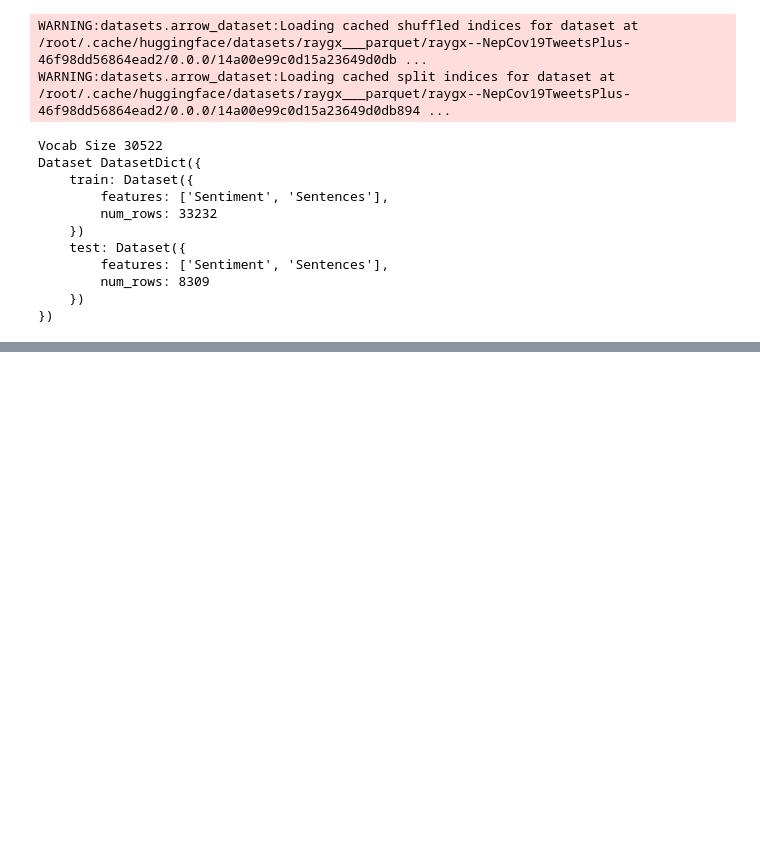
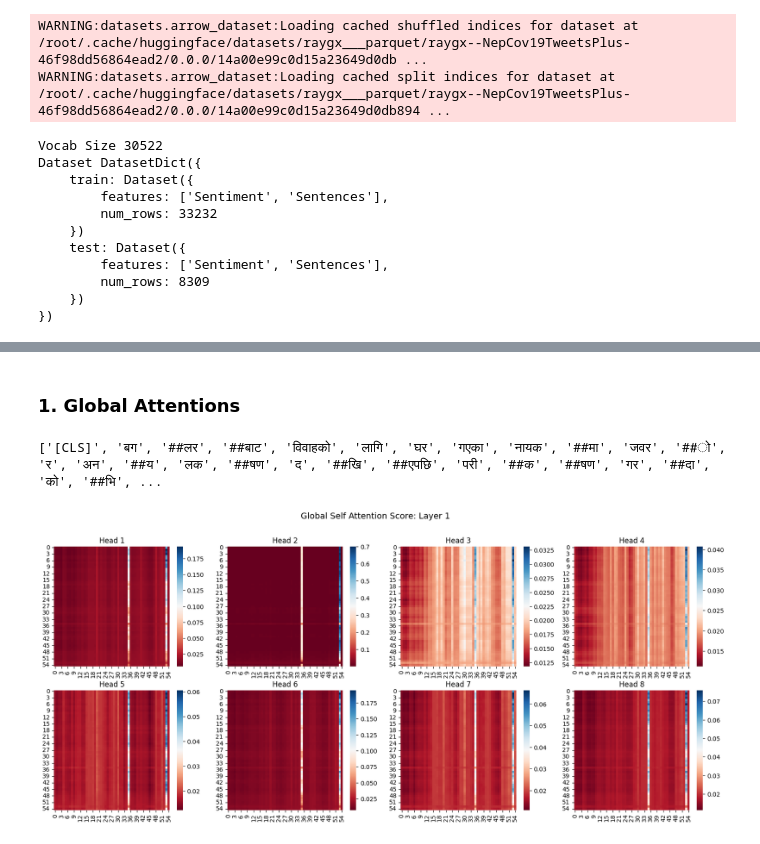
Before and after one commit to RayGone/SentimentAnalysis, a Jupyter notebook: Experiments/Transformer/Transformer_4_SA.ipynb, the cells around one changed output, grey strips where cells are left out. Drawn from its saved outputs; the diff is of its cells as text; code cells hidden in the pictures; blank space fills up the shorter version.

```diff
--- a/Experiments/Transformer/Transformer_4_SA.ipynb
+++ b/Experiments/Transformer/Transformer_4_SA.ipynb
@@ -468,0 +497,26 @@ tokenizer(text)
+# %% [markdown]
+### 1. Global Attentions
+# %%
+from matplotlib import pyplot as plt
+import math
+import seaborn as sns
+
+nLayer = model.num_layers
+nHead = model.encoder.gsa_enc_layers[0].self_attention.attention_score.shape[1] ## attention_score[nBatch][nHead]
+
+
+cols = 4
+rows= math.ceil(nHead/cols) if nHead > cols else 1
+for i in range(nLayer):
+  fig = plt.figure(figsize=[5*cols, 4*rows])
+  fig.suptitle('Global Self Attention Score: Layer {}'.format(i+1), fontsize=14)
+  index = 1
+  for j in range(nHead):
+    ax = fig.add_subplot(rows,cols,index)
+    ax.set_title("Head {}".format(j+1))
+    sns.heatmap(model.encoder.gsa_enc_layers[i].self_attention.attention_score[0][j][:context_size,:context_size],ax=ax,cmap="RdBu")
+    index+=1
+  plt.show()
+# %% [output]
+['[CLS]', 'बग', '##लर', '##बाट', 'विवाहको', 'लागि', 'घर', 'गएका', 'नायक', '##मा', 'जवर', '##ो', 'र', 'अन', '##य', 'लक', '##षण', 'द', '##खि', '##एपछि', 'परी', '##क', '##षण', 'गर', '##दा', 'को', '##भि', ...
+[figure, added]
```
Also changed, not shown: parts of 14 cells of this notebook.
